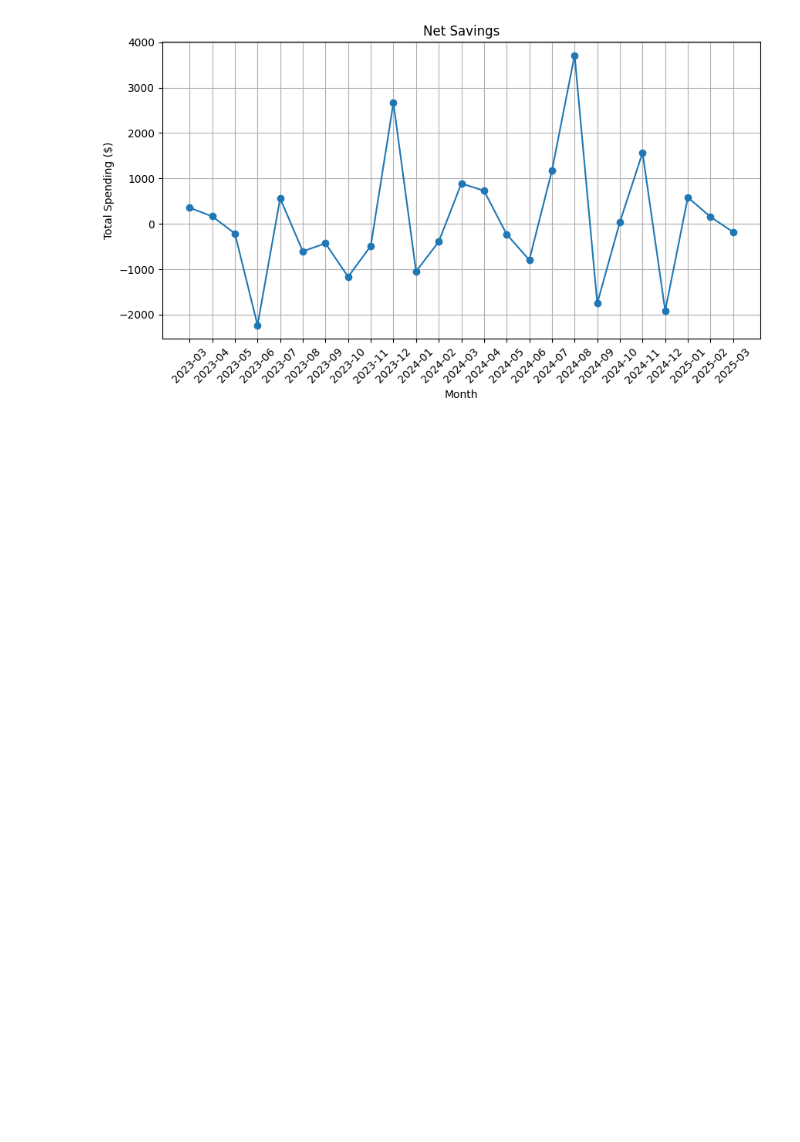
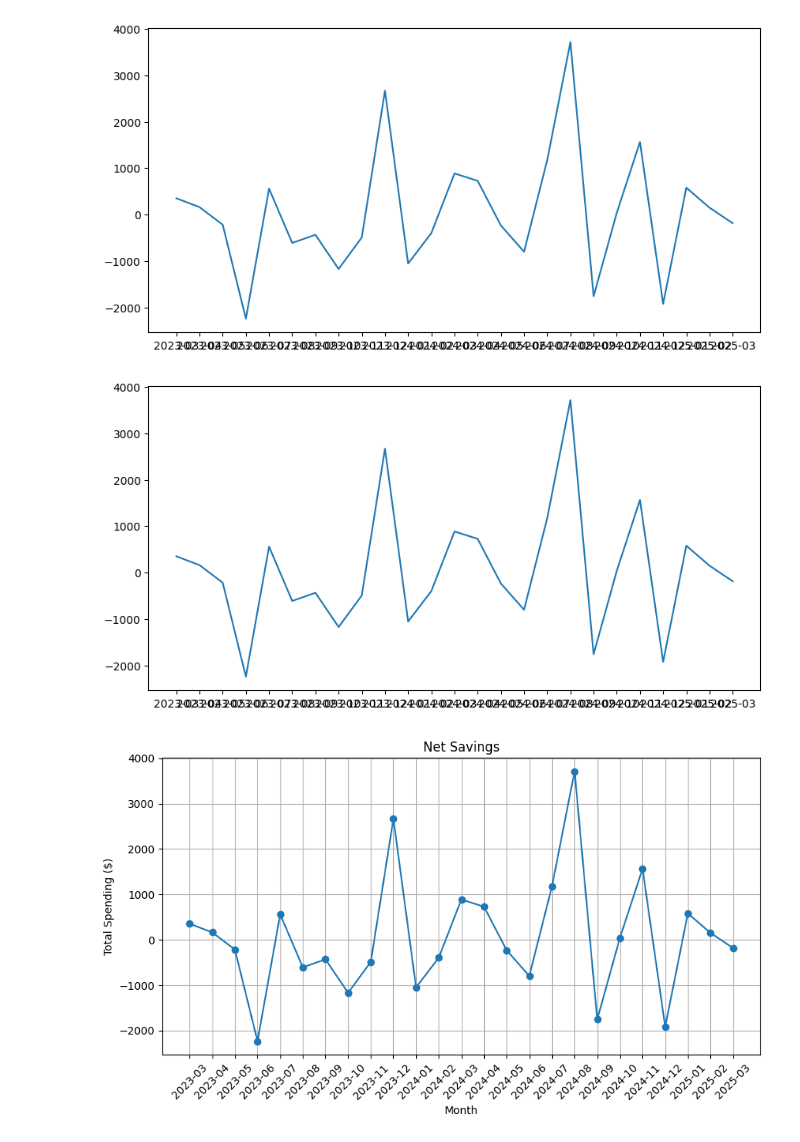
Before and after one commit to ParisAParker/personal_finance_dashboard, a Jupyter notebook: analysis/budget_analysis.ipynb, the cells around one changed output. Drawn from its saved outputs; the diff is of its cells as text; code cells hidden in the pictures; blank space fills up the shorter version.

```diff
--- a/analysis/budget_analysis.ipynb
+++ b/analysis/budget_analysis.ipynb
@@ -20,0 +37,18 @@ transactions_df = pd.read_csv(data_folder / "transactions/categorized_transactio
+# %%
+def assign_pay_period(df, date_column="Date"):
+    """
+    Assigns transactions to the correct pay period based on the adjusted payday.
+    """
+    df = df.copy()
+    df[date_column] = pd.to_datetime(df[date_column])  # Ensure datetime format
+
+    # Determine pay periods
+    df["PayPeriod"] = df[date_column].apply(
+    lambda x: get_actual_payday(x.year - 1, 12).strftime('%Y-%m')
+    if x.month == 1 else get_actual_payday(x.year, x.month - 1).strftime('%Y-%m')
+    )
+
+    return df
+# %%
+# Add Pay Period column
+transactions_df = assign_pay_period(transactions_df)
@@ -20,0 +95,2 @@ transactions_df = pd.read_csv(data_folder / "transactions/categorized_transactio
+# %%
+transactions_df = transaction_pay_period(transactions_df)
@@ -21,3 +162,22 @@ transactions_df = pd.read_csv(data_folder / "transactions/categorized_transactio
+# %%
+def cash_flow_plot(df):
+    # Format columns
+    df['Date'] = pd.to_datetime(df['Date'])
+    df['YearMonth'] = df['Date'].dt.to_period("M")
+
+    # Aggregate monthly cash flow
+    net_savings = df.groupby("YearMonth")["Amount"].sum().reset_index()
+
+    # Create cash flow plot
+    fig, ax = plt.subplots(figsize=(10,5))
+    ax.plot(net_savings["YearMonth"].astype(str), net_savings["Amount"], linestyle="-")
+
+    return fig
+# %%
+cash_flow_plot(transactions_df)
+# %% [output]
+[figure, added]
+[figure, added]
 # %%
 transactions_df['Date'] = pd.to_datetime(transactions_df['Date'])
 # %%
```
Also changed, not shown: parts of 9 cells of this notebook, 12 other files.
